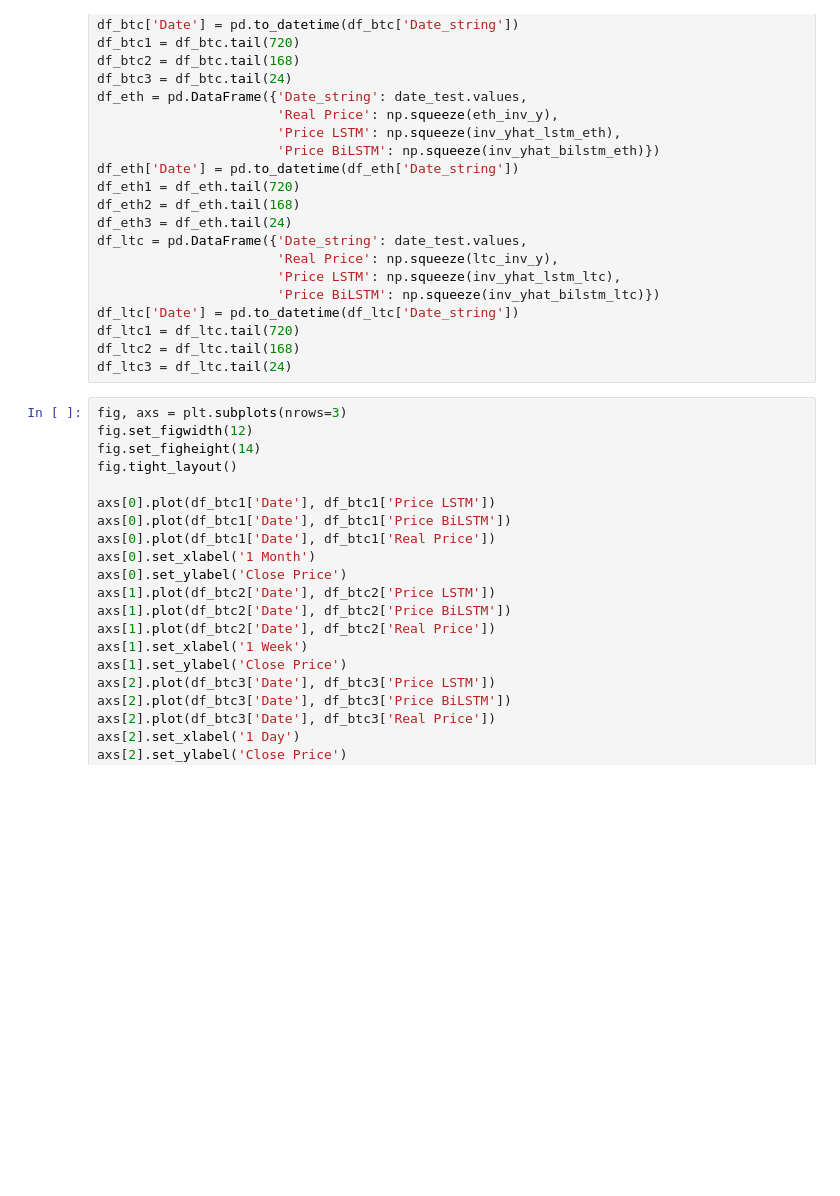
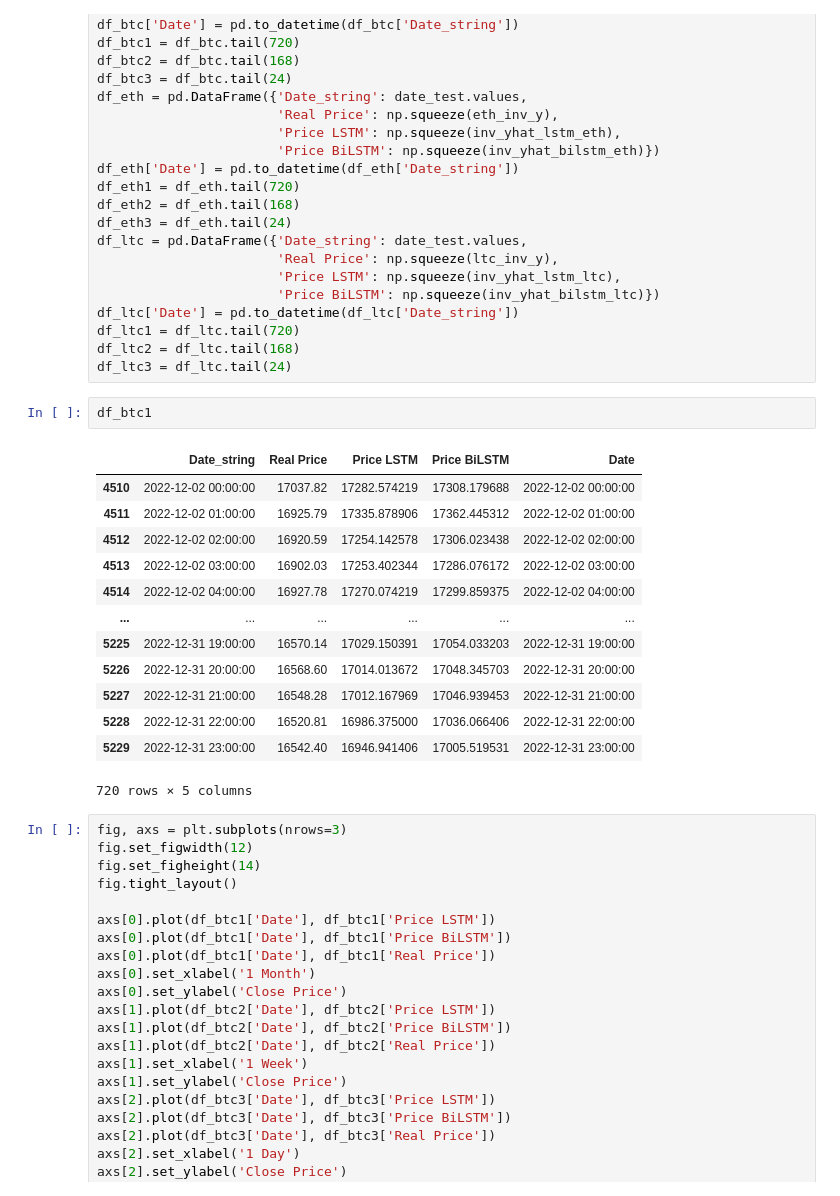
Before and after one commit to TimothyRay18/Cryptocurrency-Forecasting-V2, a Jupyter notebook: Graph/TestCompare.ipynb, the cells around one changed output. Cells and saved outputs as stored; diff of their text form; blank space fills up the shorter version.

```diff
--- a/Graph/TestCompare.ipynb
+++ b/Graph/TestCompare.ipynb
@@ -531,6 +567,22 @@ df_ltc['Date'] = pd.to_datetime(df_ltc['Date_string'])
 df_ltc1 = df_ltc.tail(720)
 df_ltc2 = df_ltc.tail(168)
 df_ltc3 = df_ltc.tail(24)
+# %%
+df_btc1
+# %% [output]
+|  | Date_string | Real Price | Price LSTM | Price BiLSTM | Date |
+| 4510 | 2022-12-02 00:00:00 | 17037.82 | 17282.574219 | 17308.179688 | 2022-12-02 00:00:00 |
+| 4511 | 2022-12-02 01:00:00 | 16925.79 | 17335.878906 | 17362.445312 | 2022-12-02 01:00:00 |
+| 4512 | 2022-12-02 02:00:00 | 16920.59 | 17254.142578 | 17306.023438 | 2022-12-02 02:00:00 |
+| 4513 | 2022-12-02 03:00:00 | 16902.03 | 17253.402344 | 17286.076172 | 2022-12-02 03:00:00 |
+| 4514 | 2022-12-02 04:00:00 | 16927.78 | 17270.074219 | 17299.859375 | 2022-12-02 04:00:00 |
+| ... | ... | ... | ... | ... | ... |
+| 5225 | 2022-12-31 19:00:00 | 16570.14 | 17029.150391 | 17054.033203 | 2022-12-31 19:00:00 |
+| 5226 | 2022-12-31 20:00:00 | 16568.60 | 17014.013672 | 17048.345703 | 2022-12-31 20:00:00 |
+| 5227 | 2022-12-31 21:00:00 | 16548.28 | 17012.167969 | 17046.939453 | 2022-12-31 21:00:00 |
+| 5228 | 2022-12-31 22:00:00 | 16520.81 | 16986.375000 | 17036.066406 | 2022-12-31 22:00:00 |
+| 5229 | 2022-12-31 23:00:00 | 16542.40 | 16946.941406 | 17005.519531 | 2022-12-31 23:00:00 |
+720 rows × 5 columns
 # %%
 fig, axs = plt.subplots(nrows=3)
 fig.set_figwidth(12)
```
Also changed, not shown: parts of 26 cells of this notebook, 12 other files.
